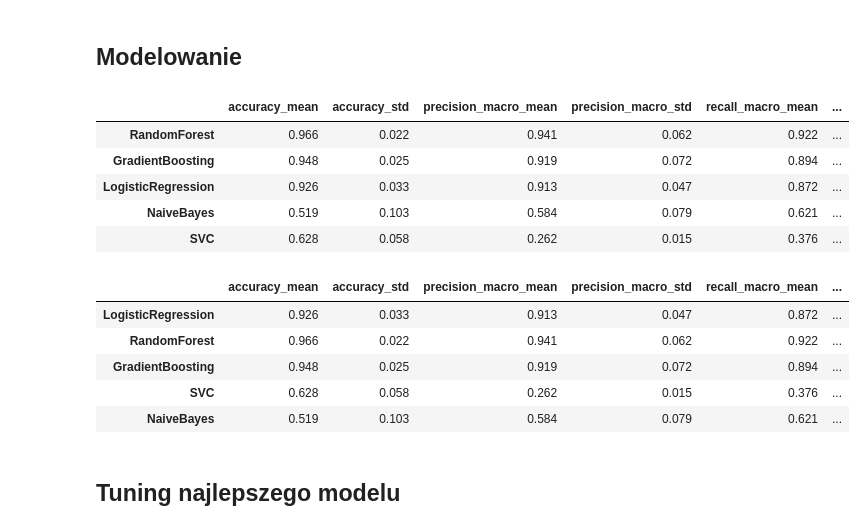
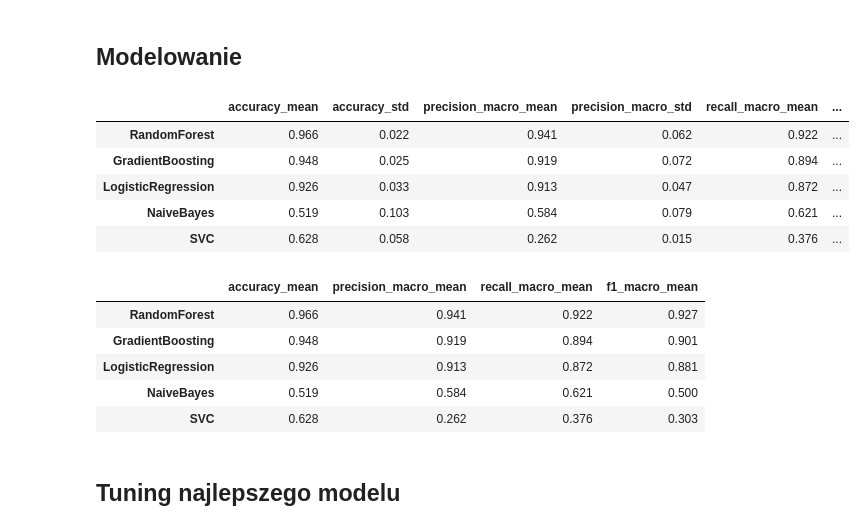
Before and after one commit to s24468/EWD_Project, a Jupyter notebook: main.ipynb, the cells around one changed output. Cells and saved outputs as stored; diff of their text form; code cells hidden in the pictures.

```diff
--- a/main.ipynb
+++ b/main.ipynb
@@ -264,13 +264,6 @@ Name: Addicted_Score, dtype: float64
 # %% [markdown]
 ## Modelowanie
 # %%
-import pandas as pd
-from sklearn.model_selection import cross_validate, KFold
-from sklearn.linear_model import LinearRegression, Ridge, Lasso
-from sklearn.ensemble import RandomForestRegressor, GradientBoostingRegressor
-from sklearn.svm import SVR
-from sklearn.metrics import make_scorer, mean_absolute_error, median_absolute_error, explained_variance_score, max_error
-from IPython.display import display
 import pandas as pd
 from sklearn.model_selection import cross_validate, KFold
 from sklearn.ensemble import RandomForestClassifier, GradientBoostingClassifier
@@ -306,41 +299,40 @@ models = {
 
 # Zbieranie wyników
 all_results = {}
 for name, model in models.items():
     res = cross_validate(model, X, y, cv=cv, scoring=scoring, return_train_score=False)
     metrics = {}
     for metric in scoring:
         arr = res[f"test_{metric}"]
         metrics[f"{metric}_mean"] = arr.mean()
         metrics[f"{metric}_std"] = arr.std()
     all_results[name] = metrics
 
 # DataFrame z wynikami
 results_df = pd.DataFrame.from_dict(all_results, orient="index")
 
 # Sortowanie po F1-macro
 sorted_df = results_df.sort_values(by="f1_macro_mean", ascending=False)
 styled = sorted_df.style.format("{:.3f}").background_gradient(cmap="viridis")
 display(styled)
 
 # Tylko średnie
 mean_only_df = sorted_df.loc[:, [c for c in sorted_df.columns if not c.endswith("_std")]]
 styled_mean_only = mean_only_df.style.format("{:.3f}").background_gradient(cmap="viridis")
-styled = results_df.style.format("{:.3f}").background_gradient(cmap="viridis")
-display(styled)
+display(styled_mean_only)
 # %% [output]
 |  | accuracy_mean | accuracy_std | precision_macro_mean | precision_macro_std | recall_macro_mean | ... |
 | RandomForest | 0.966 | 0.022 | 0.941 | 0.062 | 0.922 | ... |
 | GradientBoosting | 0.948 | 0.025 | 0.919 | 0.072 | 0.894 | ... |
 | LogisticRegression | 0.926 | 0.033 | 0.913 | 0.047 | 0.872 | ... |
 | NaiveBayes | 0.519 | 0.103 | 0.584 | 0.079 | 0.621 | ... |
 | SVC | 0.628 | 0.058 | 0.262 | 0.015 | 0.376 | ... |
-|  | accuracy_mean | accuracy_std | precision_macro_mean | precision_macro_std | recall_macro_mean | ... |
-| LogisticRegression | 0.926 | 0.033 | 0.913 | 0.047 | 0.872 | ... |
-| RandomForest | 0.966 | 0.022 | 0.941 | 0.062 | 0.922 | ... |
-| GradientBoosting | 0.948 | 0.025 | 0.919 | 0.072 | 0.894 | ... |
-| SVC | 0.628 | 0.058 | 0.262 | 0.015 | 0.376 | ... |
-| NaiveBayes | 0.519 | 0.103 | 0.584 | 0.079 | 0.621 | ... |
+|  | accuracy_mean | precision_macro_mean | recall_macro_mean | f1_macro_mean |
+| RandomForest | 0.966 | 0.941 | 0.922 | 0.927 |
+| GradientBoosting | 0.948 | 0.919 | 0.894 | 0.901 |
+| LogisticRegression | 0.926 | 0.913 | 0.872 | 0.881 |
+| NaiveBayes | 0.519 | 0.584 | 0.621 | 0.500 |
+| SVC | 0.628 | 0.262 | 0.376 | 0.303 |
 # %% [markdown]
 ## Tuning najlepszego modelu
 # %%
```
Also changed, not shown: parts of 1 cell of this notebook.
